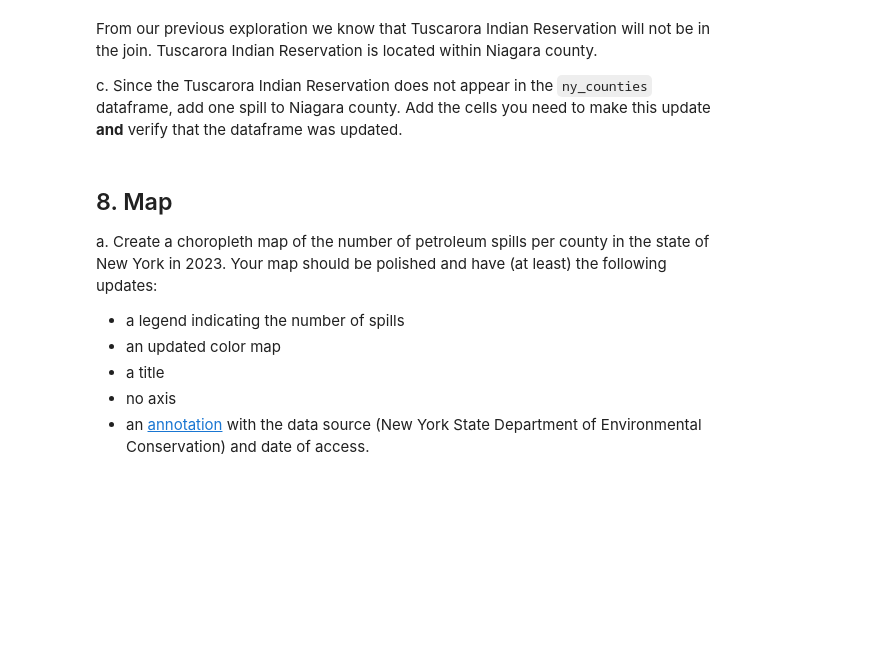
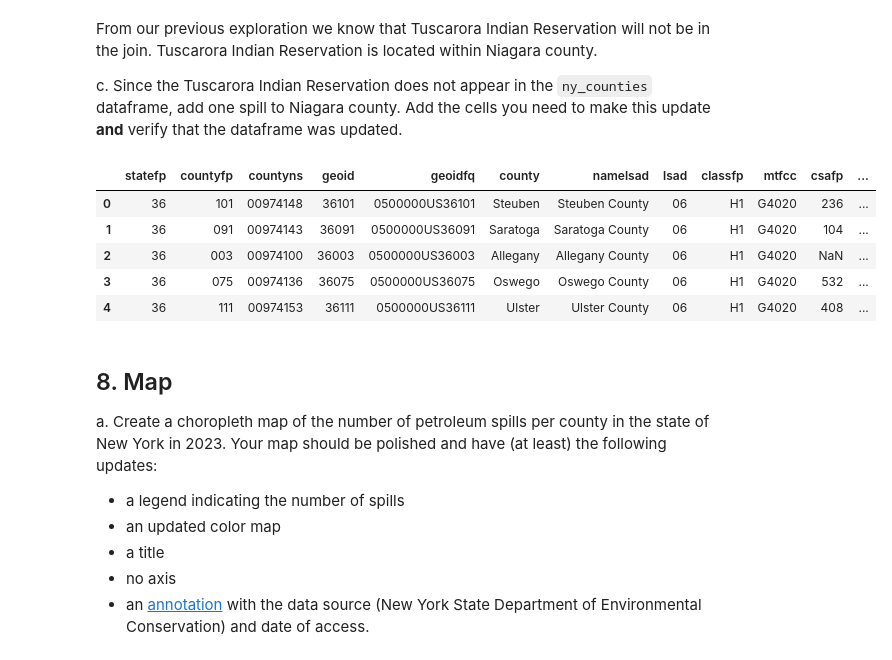
Before and after one commit to madisonenda/eds220-hwk3, a Jupyter notebook: hwk3-task2-oil-spills-Enda.ipynb, the cells around one changed output. Cells and saved outputs as stored; diff of their text form; code cells hidden in the pictures; blank space fills up the shorter version.

```diff
--- a/hwk3-task2-oil-spills-Enda.ipynb
+++ b/hwk3-task2-oil-spills-Enda.ipynb
@@ -501,3 +499,11 @@ You may add cells if needed.
+# %%
+# Updating the 'St Lawrence' to 'St. Lawrence' in spills_per_county
+spills_per_county['county']= spills_per_county['county'].replace('St Lawrence','St. Lawrence')
+
+# Using the assert function to see if any of the names in the county column still match "St Lawrence"
+spill_county_names_new =spills_per_county['county'].unique()
+
+assert spill_county_names_new.any() != 'St Lawrence', "Still St Lawrence"
 # %% [markdown]
 ### 7.C. Merge
 
@@ -512,0 +515,6 @@ b. Over-write `ny_counties` as the  inner join of the `spills_per_county` and `n
+# %%
+# a. Renaming the column 'name' to 'county' in the ny_counties data so we can join them
+ny_counties.rename(columns={'name': 'county'}, inplace= True)
+
+# Checking to see if the 'name' column has been renamed
+ny_counties.columns
@@ -513,3 +530,6 @@ b. Over-write `ny_counties` as the  inner join of the `spills_per_county` and `n
+# %%
+# b. Over writing the ny_counties data to be the inner join of spills_per_county and old ny_counties
+ny_counties = ny_counties.merge(spills_per_county, on='county', how='inner')
 # %% [markdown]
 
 From our previous exploration we know that Tuscarora Indian Reservation will not be in the join. Tuscarora Indian Reservation is located within Niagara county.
@@ -520,3 +538,13 @@ c. Since the Tuscarora Indian Reservation does not appear in the `ny_counties` d
+# %%
+# Looking at the joined data set of ny_counties and spill_per_county
+ny_counties.head()
+# %% [output]
+|  | statefp | countyfp | countyns | geoid | geoidfq | county | namelsad | lsad | classfp | mtfcc | csafp | ... |
+| 0 | 36 | 101 | 00974148 | 36101 | 0500000US36101 | Steuben | Steuben County | 06 | H1 | G4020 | 236 | ... |
+| 1 | 36 | 091 | 00974143 | 36091 | 0500000US36091 | Saratoga | Saratoga County | 06 | H1 | G4020 | 104 | ... |
+| 2 | 36 | 003 | 00974100 | 36003 | 0500000US36003 | Allegany | Allegany County | 06 | H1 | G4020 | NaN | ... |
+| 3 | 36 | 075 | 00974136 | 36075 | 0500000US36075 | Oswego | Oswego County | 06 | H1 | G4020 | 532 | ... |
+| 4 | 36 | 111 | 00974153 | 36111 | 0500000US36111 | Ulster | Ulster County | 06 | H1 | G4020 | 408 | ... |
 # %% [markdown]
 <!-- BEGIN QUESTION -->
 
```
Also changed, not shown: parts of 5 cells of this notebook.
